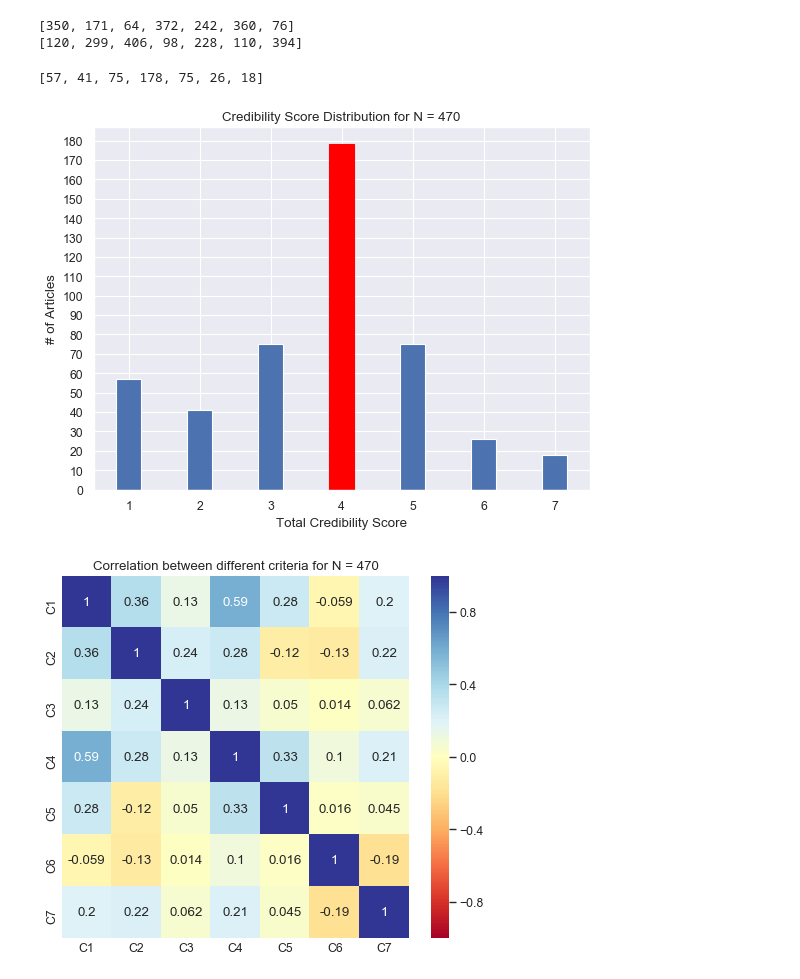
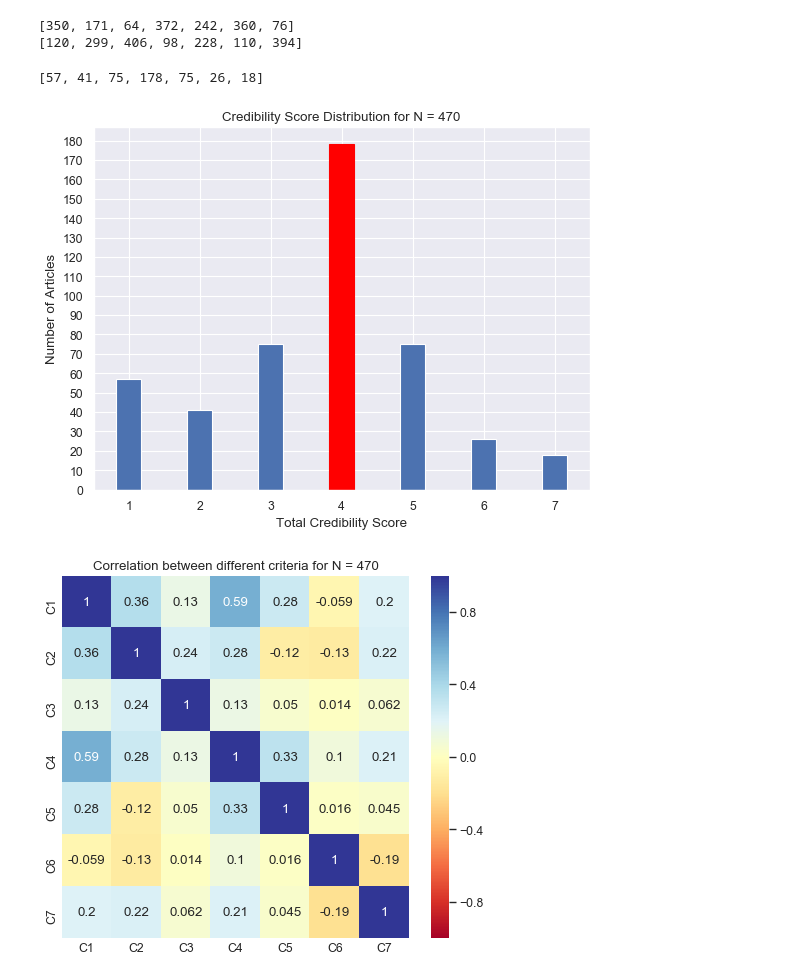
Before and after one commit to DioneJM/Honours-Thesis, a Jupyter notebook: Project/src/notebooks/Dataset-Visualisations.ipynb, the cells around one changed output. Saved outputs shown, nothing was run; the diff lists cells and outputs as text; code cells hidden in the pictures.

```diff
--- a/Project/src/notebooks/Dataset-Visualisations.ipynb
+++ b/Project/src/notebooks/Dataset-Visualisations.ipynb
@@ -161,31 +161,31 @@ print(not_satisfy_count)
 # %%
 scores = [0, 0, 0, 0 ,0 ,0 ,0]
 for article in multi_labels:
     scores[np.sum(article)-1] = scores[np.sum(article)-1] + 1
 
 print(scores)
 
 N = 7
 maximum = np.amax(scores)
 
 ind = np.arange(N)    # the x locations for the groups
 width = 0.35       # the width of the bars: can also be len(x) sequence
 
 figure(num=None, figsize=(8, 6), dpi=80, facecolor='w', edgecolor='k')
 p1 = plt.bar(ind, scores, width)
 p1[3].set_color('red')
 
 
-plt.ylabel('# of Articles')
+plt.ylabel('Number of Articles')
 plt.xlabel('Total Credibility Score')
 plt.title('Credibility Score Distribution for N = ' + str(num_articles))
 plt.xticks(ind, ('1', '2', '3', '4', '5', '6', '7'))
 plt.yticks(np.arange(0, (maximum + 19) // 10 * 10, 10))
 plt.savefig(os.path.join(IMAGE_FOLDER,'article-score-distribution.png'), bbox_inches='tight')
 plt.show()
 # %% [output]
 [57, 41, 75, 178, 75, 26, 18]
-[figure, old version]
+[figure, new version]
 # %%
 import numpy as np; np.random.seed(0)
 import seaborn as sns; sns.set()
```
Also changed, not shown: 7 other files.
